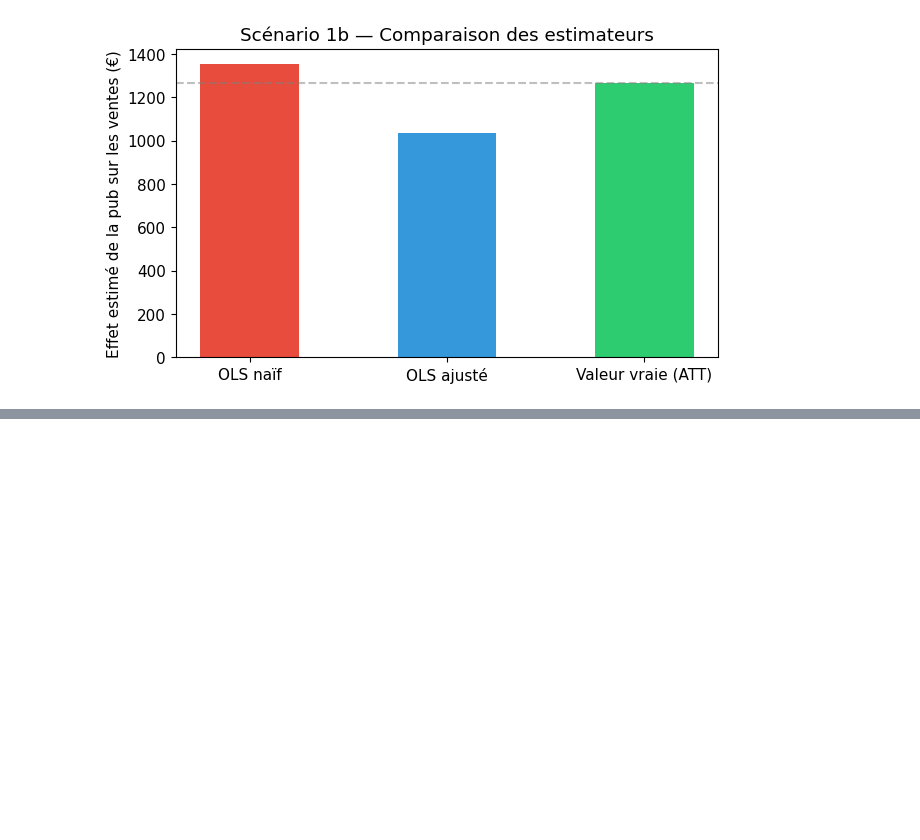
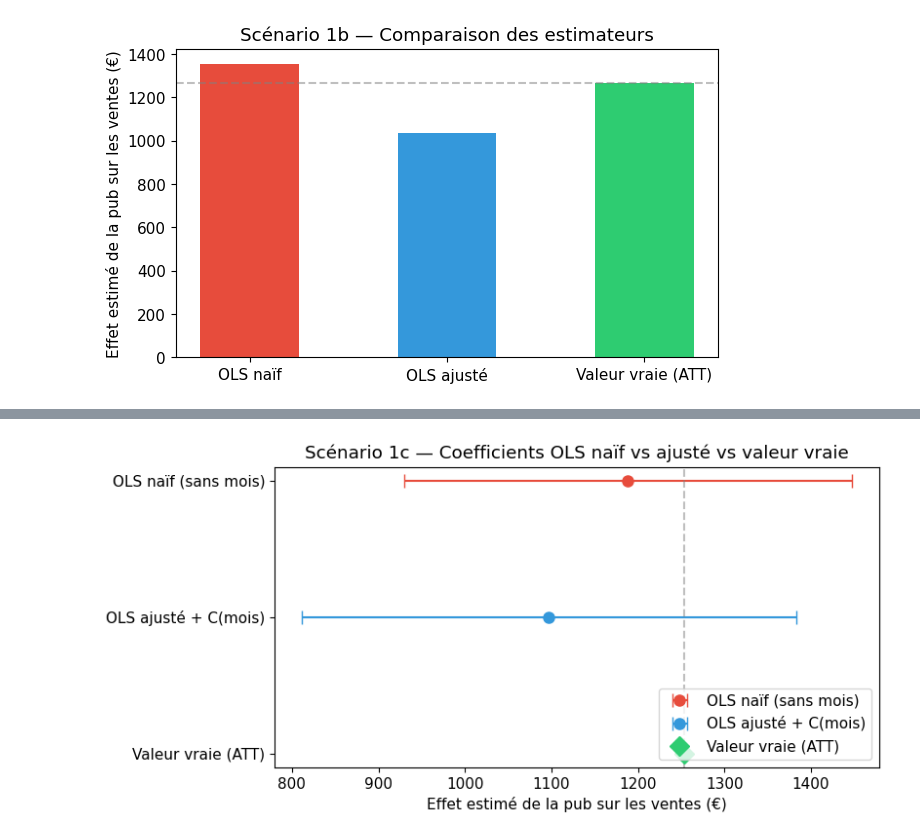
Before and after one commit to etirouthier/formation_causalite, a Jupyter notebook: formation_causalite.ipynb, the cells around one changed output, grey strips where cells are left out. Drawn from its saved outputs; the diff is of its cells as text; code cells hidden in the pictures; blank space fills up the shorter version.

```diff
--- a/formation_causalite.ipynb
+++ b/formation_causalite.ipynb
@@ -658,0 +726,37 @@ plt.show()
+# %%
+# ─────────────────────────────────────────────
+# Figure coefficient plot — Scénario 1c
+# ─────────────────────────────────────────────
+
+coef_naive_1c = model_naive_1c.params['pub']
+ci_naive_1c   = model_naive_1c.conf_int()
+lower_naive_1c = ci_naive_1c.loc['pub', 0]
+upper_naive_1c = ci_naive_1c.loc['pub', 1]
+
+coef_adj_1c = model_adj_1c.params['pub']
+ci_adj_1c   = model_adj_1c.conf_int()
+lower_adj_1c = ci_adj_1c.loc['pub', 0]
+upper_adj_1c = ci_adj_1c.loc['pub', 1]
+
+xerr_naive_1c = [[coef_naive_1c - lower_naive_1c], [upper_naive_1c - coef_naive_1c]]
+xerr_adj_1c   = [[coef_adj_1c   - lower_adj_1c],   [upper_adj_1c   - coef_adj_1c]]
+
+estimators_1c = ['OLS naïf (sans mois)', 'OLS ajusté + C(mois)', 'Valeur vraie (ATT)']
+y_pos_1c = [2, 1, 0]
+
+fig, ax = plt.subplots(figsize=(8, 4))
+ax.errorbar(coef_naive_1c, 2, xerr=xerr_naive_1c, fmt='o', capsize=5,
+            color='#e74c3c', label='OLS naïf (sans mois)', markersize=8)
+ax.errorbar(coef_adj_1c, 1, xerr=xerr_adj_1c, fmt='o', capsize=5,
+            color='#3498db', label='OLS ajusté + C(mois)', markersize=8)
+ax.errorbar(att_1c, 0, fmt='D', color='#2ecc71', label='Valeur vraie (ATT)', markersize=10)
+ax.axvline(x=att_1c, color='gray', linestyle='--', alpha=0.5)
+ax.set_yticks(y_pos_1c)
+ax.set_yticklabels(estimators_1c)
+ax.set_xlabel('Effet estimé de la pub sur les ventes (€)')
+ax.set_title('Scénario 1c — Coefficients OLS naïf vs ajusté vs valeur vraie')
+ax.legend(loc='lower right')
+fig.savefig('figures/sc1c_coeff.png', dpi=150, bbox_inches='tight')
+plt.show()
+# %% [output]
+[figure, added]
```
Also changed, not shown: parts of 4 cells of this notebook, 4 other files.
